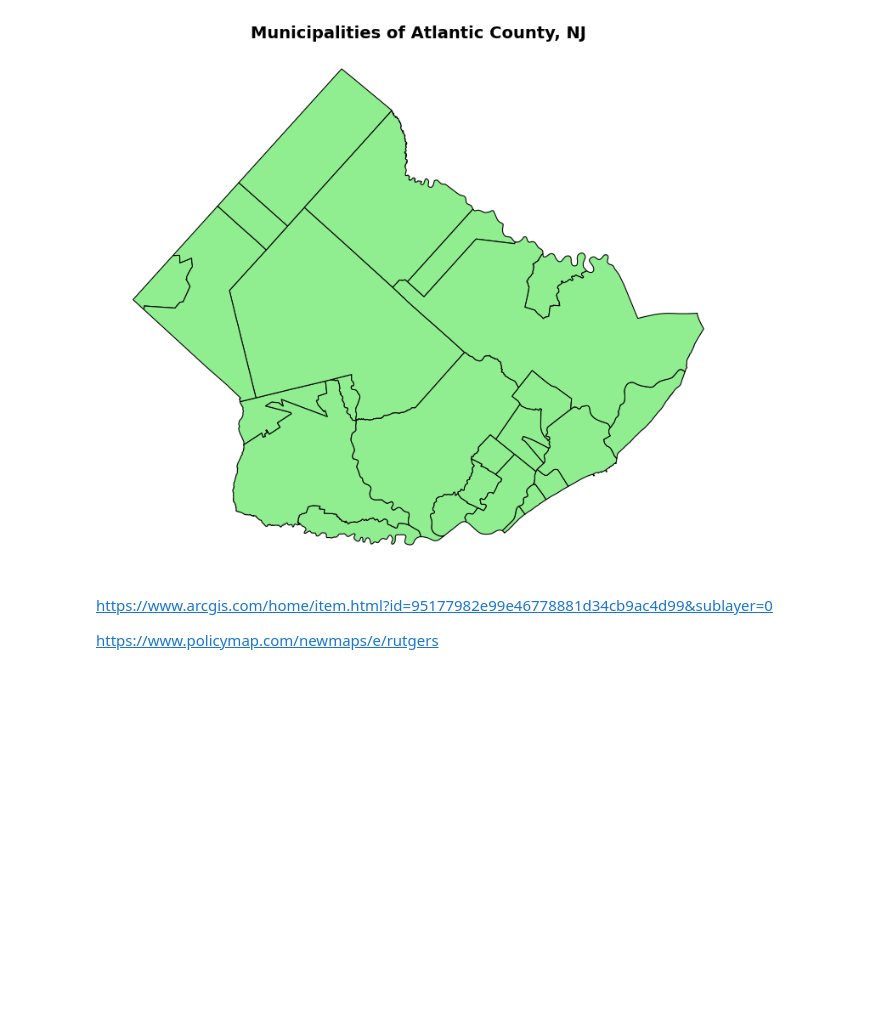
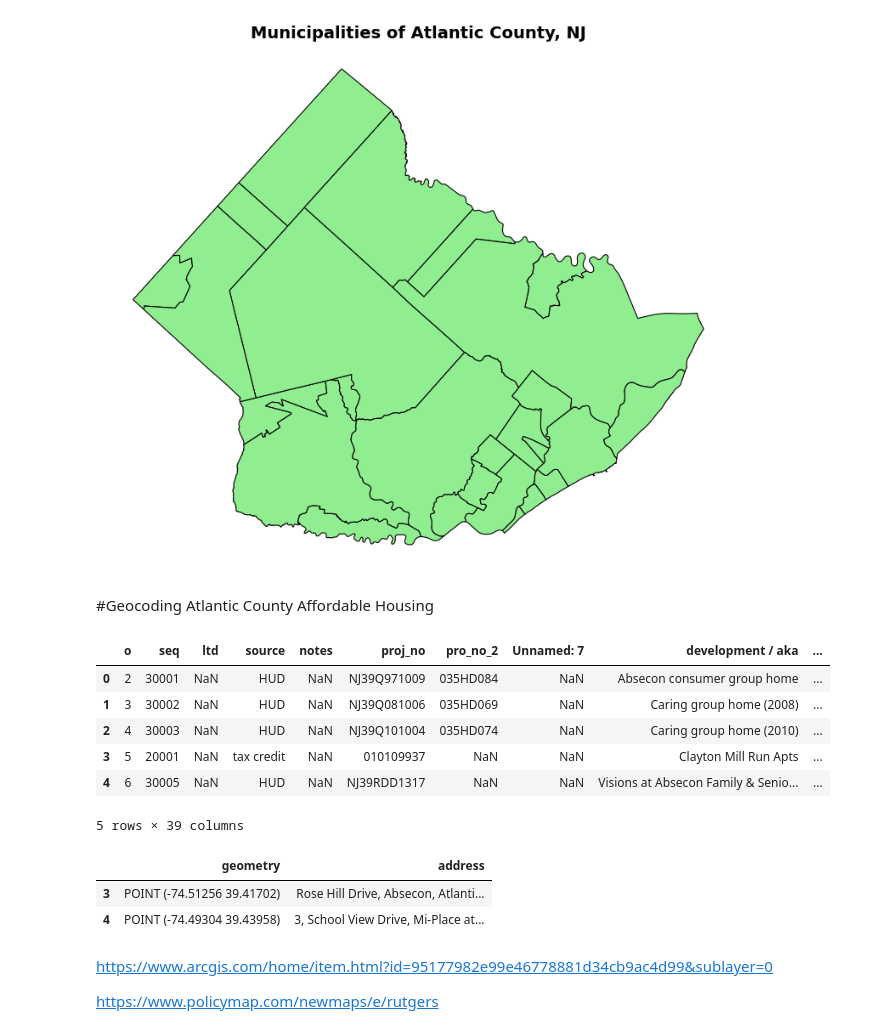
Before and after one commit to Anjanique-Knight/AjGIS, a Jupyter notebook: PS2_GIS_2.ipynb, the cells around one changed output. Cells and saved outputs as stored; diff of their text form; code cells hidden in the pictures; blank space fills up the shorter version.

```diff
--- a/PS2_GIS_2.ipynb
+++ b/PS2_GIS_2.ipynb
@@ -145,0 +152,14 @@ plt.show()
+# %% [markdown]
+#Geocoding Atlantic County Affordable Housing
+# %%
+ATLhome=pd.read_excel('https://github.com/Anjanique-Knight/AjGIS/raw/refs/heads/main/atlantic.xlsx')
+ATLhome=ATLhome[0:5]
+ATLhome
+# %% [output]
+|  | o | seq | ltd | source | notes | proj_no | pro_no_2 | Unnamed: 7 | development / aka | ... |
+| 0 | 2 | 30001 | NaN | HUD | NaN | NJ39Q971009 | 035HD084 | NaN | Absecon consumer group home | ... |
+| 1 | 3 | 30002 | NaN | HUD | NaN | NJ39Q081006 | 035HD069 | NaN | Caring group home (2008) | ... |
+| 2 | 4 | 30003 | NaN | HUD | NaN | NJ39Q101004 | 035HD074 | NaN | Caring group home (2010) | ... |
+| 3 | 5 | 20001 | NaN | tax credit | NaN | 010109937 | NaN | NaN | Clayton Mill Run Apts | ... |
+| 4 | 6 | 30005 | NaN | HUD | NaN | NJ39RDD1317 | NaN | NaN | Visions at Absecon Family & Senio... | ... |
+5 rows × 39 columns
@@ -146,3 +168,17 @@ plt.show()
+# %%
+# Filter out rows with placeholder street names like 'intentional blank'
+valid_homes = ATLhome[~ATLhome['street'].astype(str).str.contains('intentional blank', case=False, na=True)].copy()
+
+# Combine valid street, 'City ', and state into address strings
+full_addresses = valid_homes['street'].astype(str) + ', ' + valid_homes['City '].astype(str) + ', NJ'
+
+# Geocode the valid addresses
+ATLgeo = geocode(full_addresses, provider='nominatim', user_agent='Aj', timeout=5)
+ATLgeo.head(2)
+# %% [output]
+|  | geometry | address |
+| 3 | POINT (-74.51256 39.41702) | Rose Hill Drive, Absecon, Atlanti... |
+| 4 | POINT (-74.49304 39.43958) | 3, School View Drive, Mi-Place at... |
 # %% [markdown]
 https://www.arcgis.com/home/item.html?id=95177982e99e46778881d34cb9ac4d99&sublayer=0
 
```
Also changed, not shown: parts of 6 cells of this notebook.
